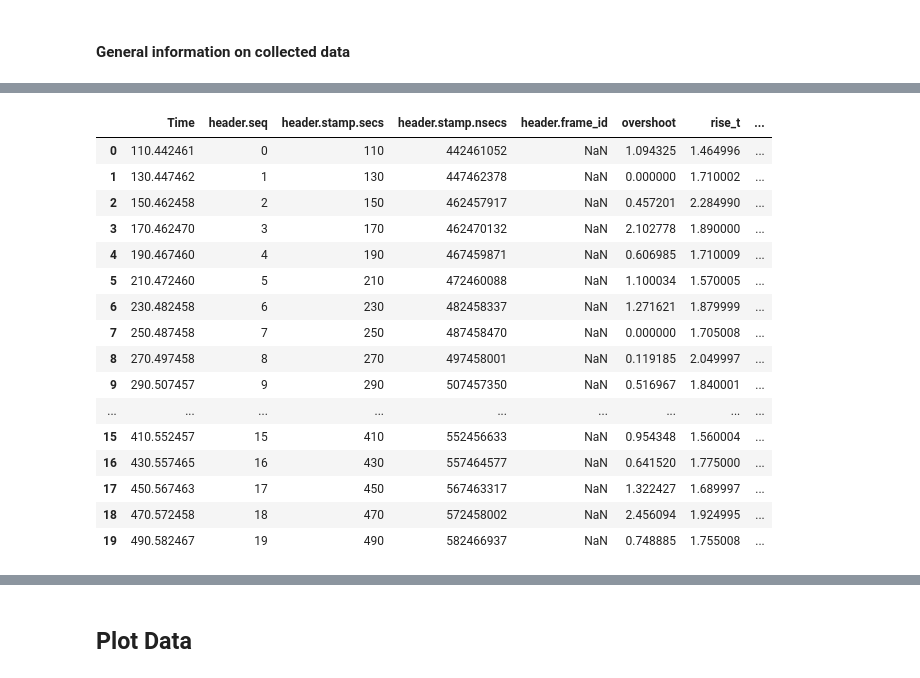
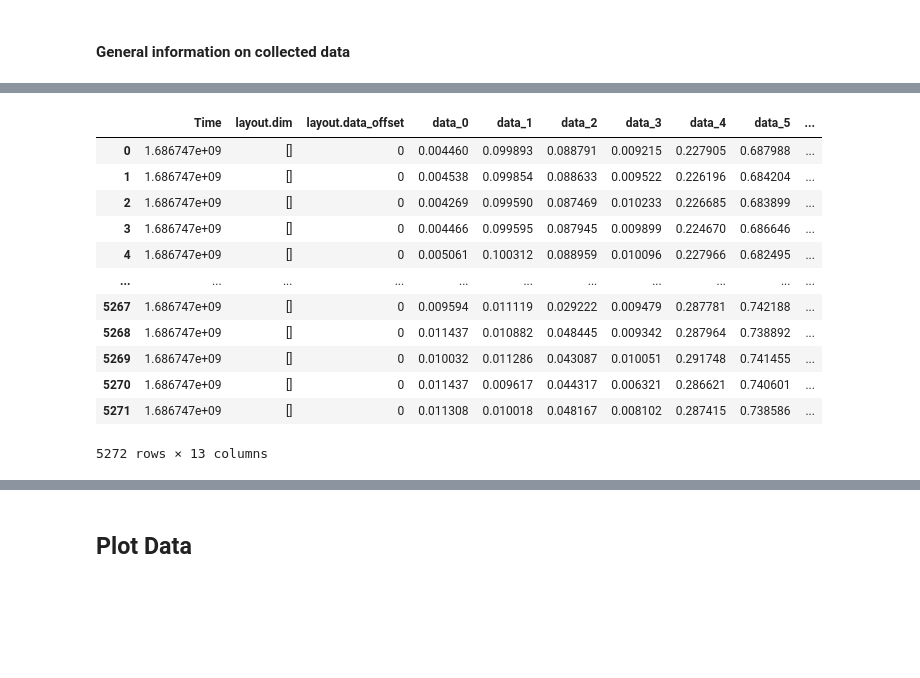
Before and after one commit to Cyberjin7/master_thesis, a Jupyter notebook: analysis/unloading_analysis.ipynb, the cells around one changed output, grey strips where cells are left out. Cells and saved outputs as stored; diff of their text form; code cells hidden in the pictures; blank space fills up the shorter version.

```diff
--- a/analysis/unloading_analysis.ipynb
+++ b/analysis/unloading_analysis.ipynb
@@ -12,11 +12,3 @@ import os
 
 bagpy is used to load bag files.
 A list of bagreaders is made. One bagreader for each trial. So if an experiment was performed 4 times, a list of 4 bagreaders will be made.
-# %%
-# directory = '/home/jin/work/MT/predictive-exoskeleton/workspace/src/plotter/experiment/launch/bag/Jin24_03/' # home
-directory = '/home/ics-student/students/jinho/MA/repo/predictive-exoskeleton/workspace/src/plotter/experiment/launch/bag/test' # uni
-b = []
-for filename in os.listdir(directory):
-    f = os.path.join(directory, filename)
-    if not os.path.isdir(f):
-        b.append(bagreader(f))
@@ -26,0 +15,2 @@ for filename in os.listdir(directory):
+# %%
+directory = '/home/ics-student/students/jinho/MA/repo/predictive-exoskeleton/workspace/src/plotter/experiment/launch/bag/unloading/06_14_nat_unloading' # uni
@@ -73,3 +93,23 @@ CSV files already exist for:  /home/ics-student/students/jinho/MA/repo/predictiv
+# %%
+trial_emg_list = []
+trial_rms_list = []
+trial_type_list = []
+trial_state_list = []
+baseline_emg_list = []
+baseline_rms_list = []
+baseline_type_list = []
+
+
+for bag in trial:
+    trial_emg_list.append(bag.message_by_topic('emg_raw'))
+    trial_rms_list.append(bag.message_by_topic('emg_rms'))
+    trial_type_list.append(bag.message_by_topic('load_type'))
+    trial_state_list.append(bag.message_by_topic('state'))
+
+for bag in baseline:
+    baseline_emg_list.append(bag.message_by_topic('emg_raw'))
+    baseline_rms_list.append(bag.message_by_topic('emg_rms'))
+    baseline_type_list.append(bag.message_by_topic('load_type'))
 # %% [markdown]
 ### Create pandas data frames from csv files
 # %% [markdown]
@@ -95,3 +123,12 @@ NameError: name 'response_df_list' is not defined
+# %%
+trial_emg_dflist = csv2df(trial_emg_list)
+trial_rms_dflist = csv2df(trial_rms_list)
+trial_type_dflist = csv2df(trial_type_list)
+trial_state_dflist = csv2df(trial_state_list)
+
+baseline_emg_dflist = csv2df(baseline_emg_list)
+baseline_rms_dflist = csv2df(baseline_rms_list)
+baseline_type_dflist = csv2df(baseline_type_list)
 # %% [markdown]
 #### General information on collected data
 # %%
@@ -103,22 +151,18 @@ meta_df_list[0]
 # %%
 # Response Analysis Data
-response_df_list[0]
+trial_emg_dflist[0]
 # %% [output]
-|  | Time | header.seq | header.stamp.secs | header.stamp.nsecs | header.frame_id | overshoot | rise_t | ... |
-| 0 | 110.442461 | 0 | 110 | 442461052 | NaN | 1.094325 | 1.464996 | ... |
-| 1 | 130.447462 | 1 | 130 | 447462378 | NaN | 0.000000 | 1.710002 | ... |
-| 2 | 150.462458 | 2 | 150 | 462457917 | NaN | 0.457201 | 2.284990 | ... |
-| 3 | 170.462470 | 3 | 170 | 462470132 | NaN | 2.102778 | 1.890000 | ... |
-| 4 | 190.467460 | 4 | 190 | 467459871 | NaN | 0.606985 | 1.710009 | ... |
-| 5 | 210.472460 | 5 | 210 | 472460088 | NaN | 1.100034 | 1.570005 | ... |
-| 6 | 230.482458 | 6 | 230 | 482458337 | NaN | 1.271621 | 1.879999 | ... |
-| 7 | 250.487458 | 7 | 250 | 487458470 | NaN | 0.000000 | 1.705008 | ... |
-| 8 | 270.497458 | 8 | 270 | 497458001 | NaN | 0.119185 | 2.049997 | ... |
-| 9 | 290.507457 | 9 | 290 | 507457350 | NaN | 0.516967 | 1.840001 | ... |
-| ... | ... | ... | ... | ... | ... | ... | ... | ... |
-| 15 | 410.552457 | 15 | 410 | 552456633 | NaN | 0.954348 | 1.560004 | ... |
-| 16 | 430.557465 | 16 | 430 | 557464577 | NaN | 0.641520 | 1.775000 | ... |
-| 17 | 450.567463 | 17 | 450 | 567463317 | NaN | 1.322427 | 1.689997 | ... |
-| 18 | 470.572458 | 18 | 470 | 572458002 | NaN | 2.456094 | 1.924995 | ... |
-| 19 | 490.582467 | 19 | 490 | 582466937 | NaN | 0.748885 | 1.755008 | ... |
+|  | Time | layout.dim | layout.data_offset | data_0 | data_1 | data_2 | data_3 | data_4 | data_5 | ... |
+| 0 | 1.686747e+09 | [] | 0 | 0.004460 | 0.099893 | 0.088791 | 0.009215 | 0.227905 | 0.687988 | ... |
+| 1 | 1.686747e+09 | [] | 0 | 0.004538 | 0.099854 | 0.088633 | 0.009522 | 0.226196 | 0.684204 | ... |
+| 2 | 1.686747e+09 | [] | 0 | 0.004269 | 0.099590 | 0.087469 | 0.010233 | 0.226685 | 0.683899 | ... |
+| 3 | 1.686747e+09 | [] | 0 | 0.004466 | 0.099595 | 0.087945 | 0.009899 | 0.224670 | 0.686646 | ... |
+| 4 | 1.686747e+09 | [] | 0 | 0.005061 | 0.100312 | 0.088959 | 0.010096 | 0.227966 | 0.682495 | ... |
+| ... | ... | ... | ... | ... | ... | ... | ... | ... | ... | ... |
+| 5267 | 1.686747e+09 | [] | 0 | 0.009594 | 0.011119 | 0.029222 | 0.009479 | 0.287781 | 0.742188 | ... |
+| 5268 | 1.686747e+09 | [] | 0 | 0.011437 | 0.010882 | 0.048445 | 0.009342 | 0.287964 | 0.738892 | ... |
+| 5269 | 1.686747e+09 | [] | 0 | 0.010032 | 0.011286 | 0.043087 | 0.010051 | 0.291748 | 0.741455 | ... |
+| 5270 | 1.686747e+09 | [] | 0 | 0.011437 | 0.009617 | 0.044317 | 0.006321 | 0.286621 | 0.740601 | ... |
+| 5271 | 1.686747e+09 | [] | 0 | 0.011308 | 0.010018 | 0.048167 | 0.008102 | 0.287415 | 0.738586 | ... |
+5272 rows × 13 columns
 # %%
```
Also changed, not shown: parts of 36 cells of this notebook, 1 other file.
